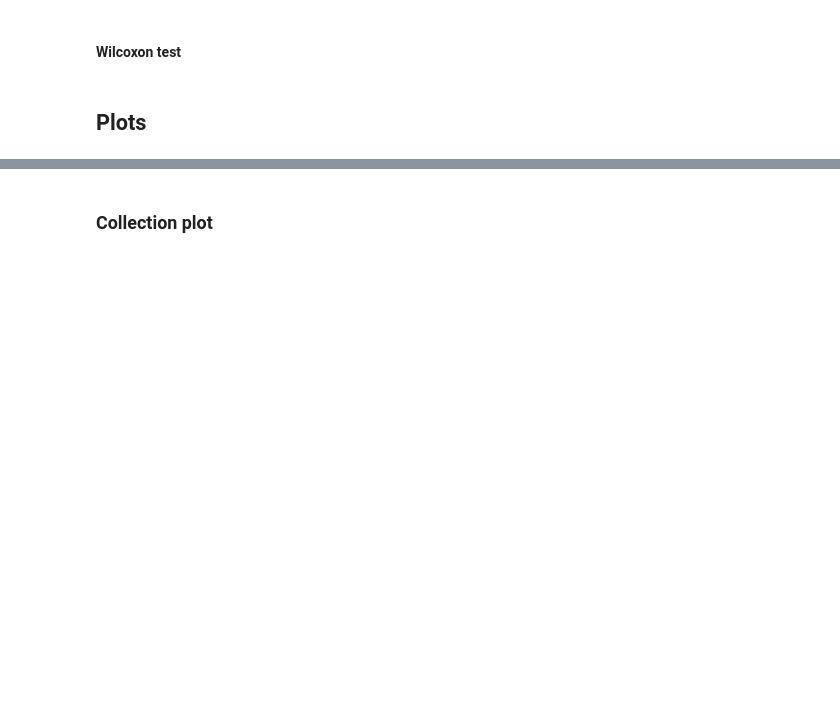
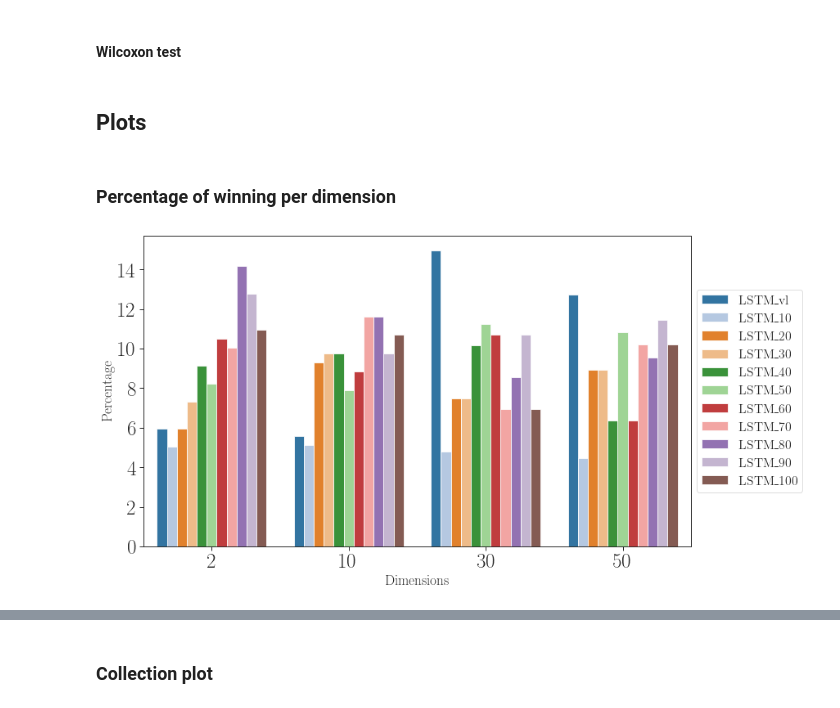
Before and after one commit to jose-tapia/nn-hh-umhs-cec22, a Jupyter notebook: processing_results_nnhh.ipynb, the cells around one changed output, grey strips where cells are left out. Saved outputs shown, nothing was run; the diff lists cells and outputs as text; code cells hidden in the pictures; blank space fills up the shorter version.

```diff
--- a/processing_results_nnhh.ipynb
+++ b/processing_results_nnhh.ipynb
@@ -643,2 +275,47 @@ for exp_idA in exp_ids:
 # %% [markdown]
 ## Plots
+# %% [markdown]
+### Percentage of winning per dimension
+# %%
+exp_ids = full_table['ID'].unique()
+exp_dims = full_table['Dim'].unique()
+
+exp_ids_list, exp_dims_list, exp_cnt_list = [], [], []
+for exp_id in exp_ids:
+    for exp_dim in exp_dims:
+        exp_ids_list.append(exp_id)
+        exp_dims_list.append(exp_dim)
+        cnt = ((full_table['ID'] == exp_id) & (full_table['Dim'] == exp_dim) & (full_table['Rank'] == 1)).sum()
+        exp_cnt_list.append(cnt)
+best_table_rank = pd.DataFrame({'ID': exp_ids_list, 'Dim': exp_dims_list, 'Count': exp_cnt_list})
+
+sums_dim = dict()
+for exp_dim in exp_dims:
+    exp_indices = (best_table_rank['Dim'] == exp_dim)
+    sums_dim[exp_dim] = best_table_rank[exp_indices]['Count'].sum()
+
+best_table_rank_dim = best_table_rank.copy()
+for idx in best_table_rank_dim.index:
+    exp_row = best_table_rank_dim.iloc[idx]
+    best_table_rank_dim.loc[idx, 'Count'] = 100*exp_row['Count'] / sums_dim[exp_row['Dim']]
+
+fig, ax = plt.subplots(figsize=(12,7))
+
+p_1_winner = sns.barplot(data=best_table_rank_dim, x='Dim', y='Count', hue='ID', palette='tab20')
+plt.legend(bbox_to_anchor=(1.01,0.5), loc="center left", borderaxespad=0)
+p_1_winner.set_xlabel('Dimensions')
+p_1_winner.set_ylabel('Percentage')
+fig.subplots_adjust()
+plt.rc('legend',fontsize=23)
+plt.xticks(fontsize=25)
+plt.yticks(fontsize=25)
+plt.rcParams['axes.labelsize'] = 40
+plt.rcParams['axes.titlesize'] = 38
+
+if is_saving:
+    plt.savefig(figures_folder + 'Rank_Winner_dim.' + saving_format,
+               format=saving_format, dpi=333, bbox_inches="tight", transparent=True)
+if show_plots:
+    plt.show()
+# %% [output]
+[figure, added]
```
Also changed, not shown: parts of 119 cells of this notebook, 42 other files.
